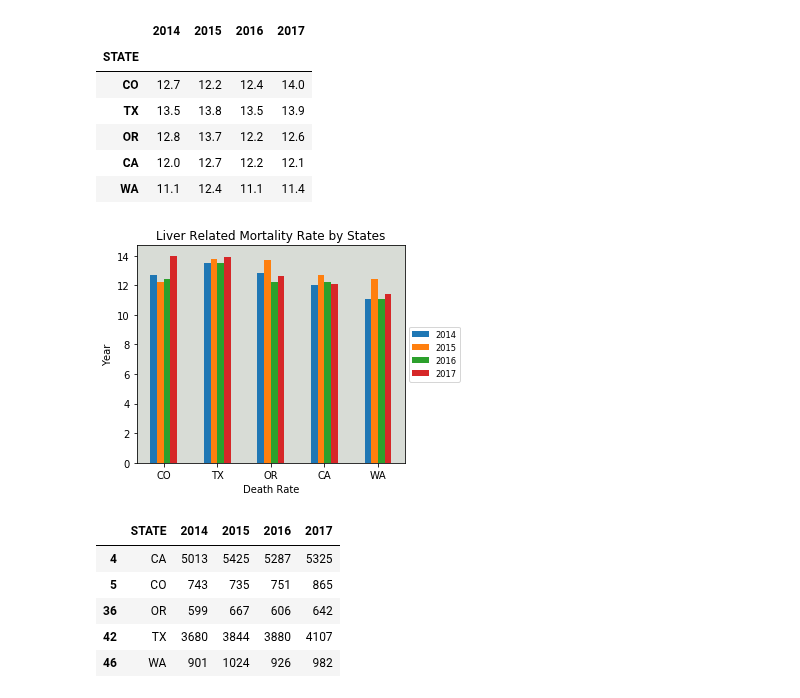
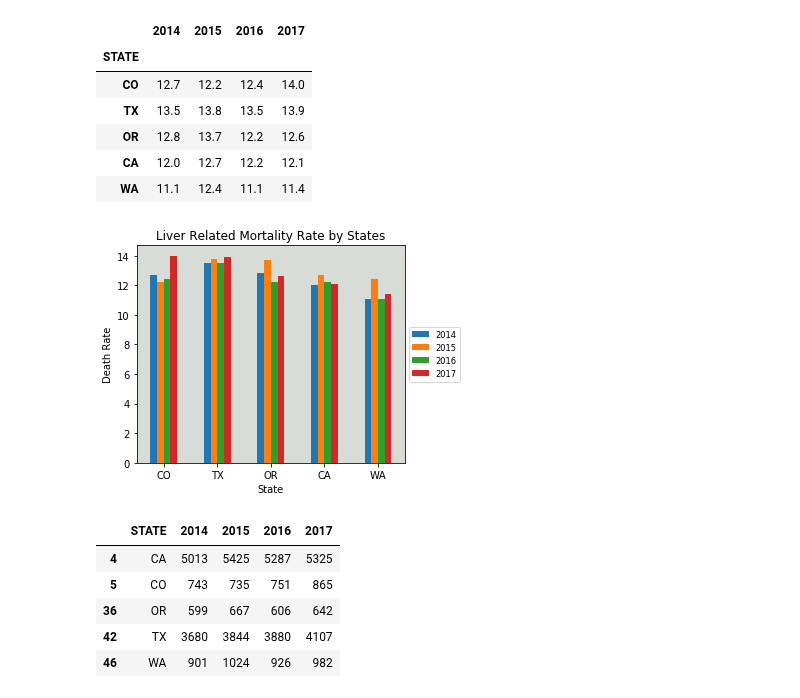
Before and after one commit to epayne323/ProjectOneRepo, a Jupyter notebook: Notebooks/Working/Working_Analysis_Plots_RM.ipynb, the cells around one changed output. Cells and saved outputs as stored; diff of their text form; code cells hidden in the pictures.

```diff
--- a/Notebooks/Working_Analysis_Plots_RM.ipynb
+++ b/Notebooks/Working/Working_Analysis_Plots_RM.ipynb
@@ -118,16 +118,16 @@ liver_rate
 # %%
 ax = liver_rate.plot.bar(title="Liver Related Mortality Rate by States")
 box = ax.get_position()
 ax.set_position([box.x0, box.y0, box.width * 0.8, box.height])
 ax.legend(fontsize='small', loc='center left', bbox_to_anchor=(1, 0.5))
 ax.set_xticklabels(ax.get_xticklabels(), rotation='0', horizontalalignment='center')
-ax.set_xlabel("Death Rate")
-ax.set_ylabel("Year")
+ax.set_xlabel("State")
+ax.set_ylabel("Death Rate")
 ax.set_facecolor("xkcd:light grey")
 plt.savefig(os.path.join("..","Images","Liver_Mortality_Rates.png"),bbox_inches="tight")
 plt.show()
 # %% [output]
-[figure, old version]
+[figure, new version]
 # %%
 liver_yearcount_df = liver_df.drop(['AVERAGE DEATH RATE',
 'TOTAL DEATHS',
```
Also changed, not shown: parts of 9 cells of this notebook, 11 other files.
